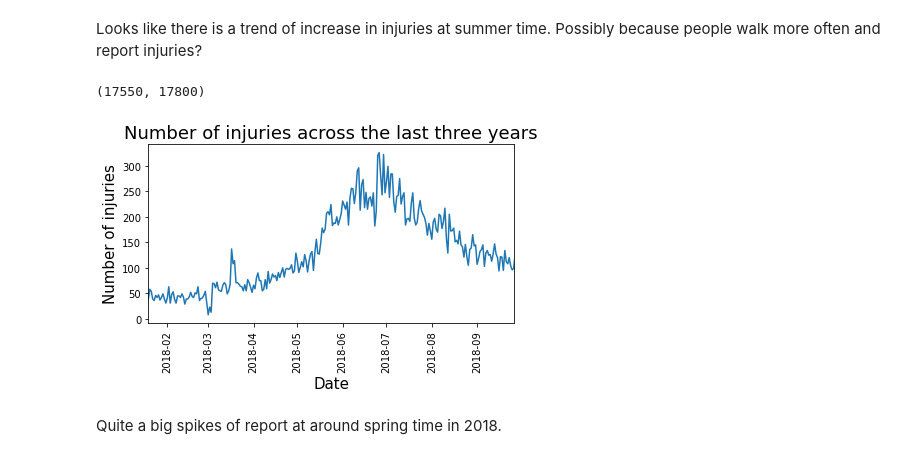
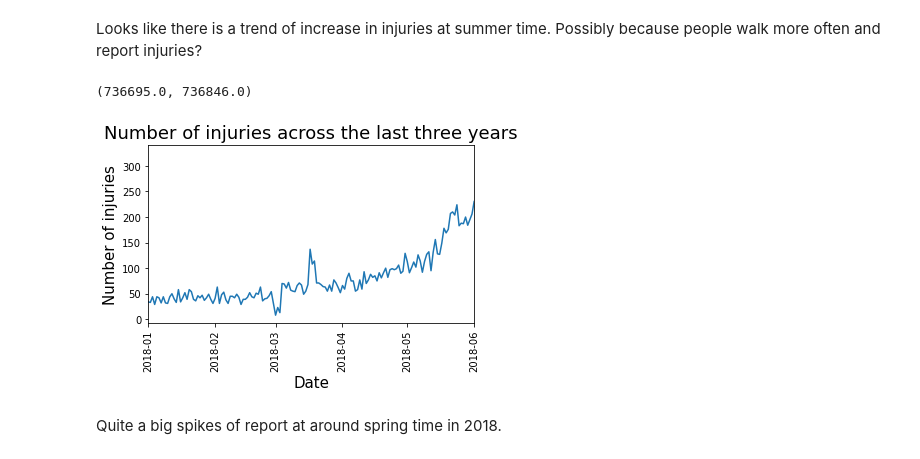
Before and after one commit to vpetrova13/final_project_VM, a Jupyter notebook: analysis_and_documentation/wildlife_analysis.ipynb, the cells around one changed output. Drawn from its saved outputs; the diff is of its cells as text; code cells hidden in the pictures.

```diff
--- a/analysis_and_documentation/wildlife_analysis.ipynb
+++ b/analysis_and_documentation/wildlife_analysis.ipynb
@@ -114,14 +115,14 @@ Looks like there is a trend of increase in injuries at summer time. Possibly bec
 # %%
 sns.lineplot(x = "CALL_SAVED_TIME", y = "reason_for_call", data = df_time)
 plt.xticks(rotation = 90)
 plt.xlabel("Date", size=15)
 plt.ylabel("Number of injuries", size=15)
 plt.title("Number of injuries across the last three years", size=18)
 plt.tight_layout()
-plt.xlim(17550,17800)
+plt.xlim([datetime.date(2018, 1,1), datetime.date(2018, 6,1)])
 # %% [output]
-(17550, 17800)
+(736695.0, 736846.0)
-[figure, old version]
+[figure, new version]
 # %% [markdown]
 Quite a big spikes of report at around spring time in 2018.
 # %% [markdown]
```
Also changed, not shown: parts of 17 cells of this notebook, 3 other files.
